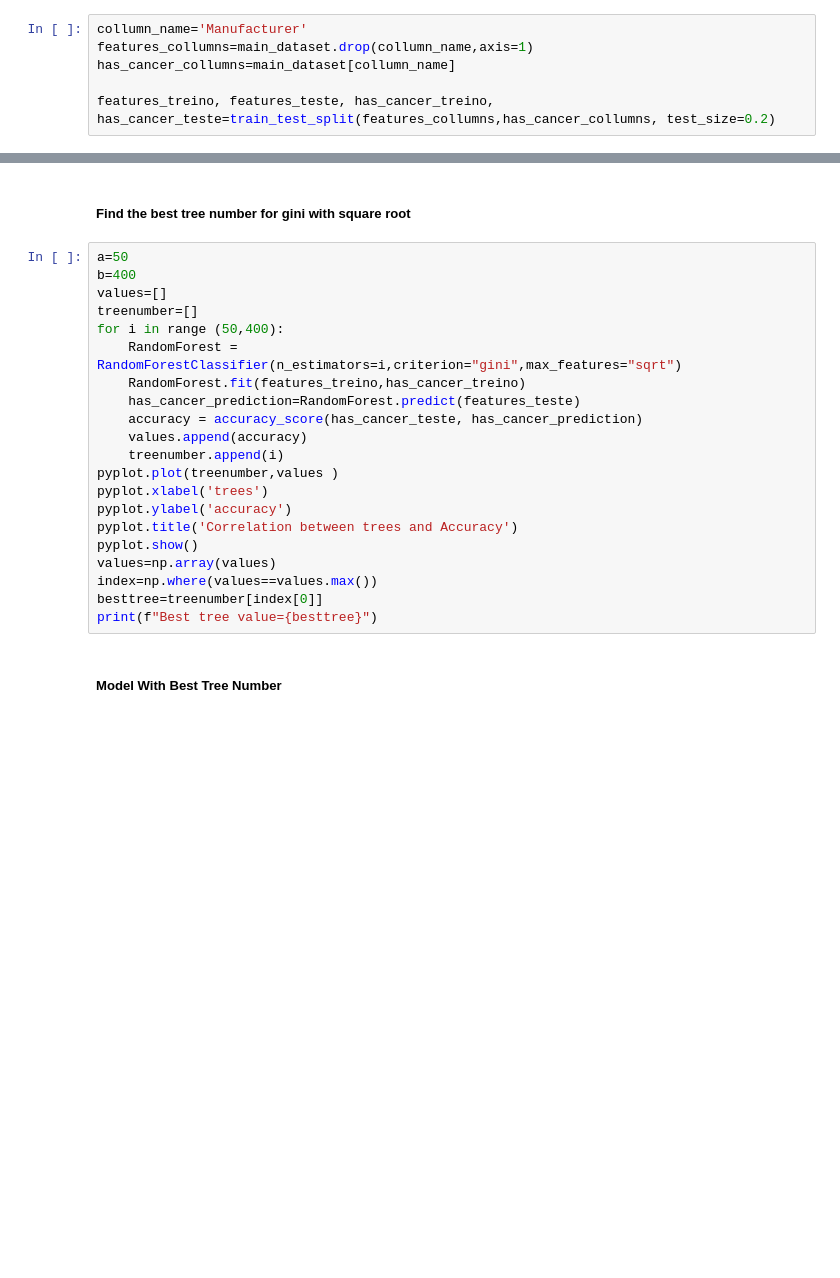
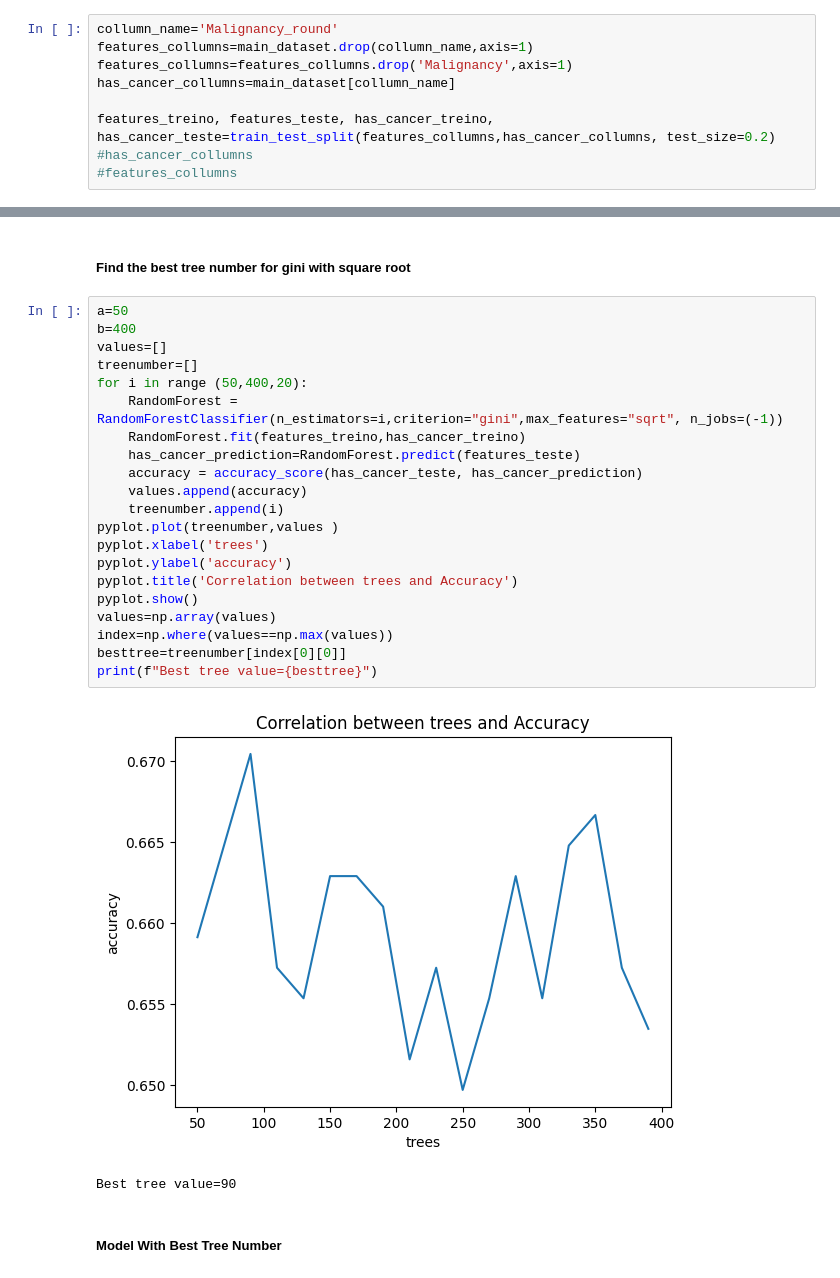
Before and after one commit to Grupo-2-LabIACD/Project-LabIACD, a Jupyter notebook: RandomForest.ipynb, the cells around one changed output, grey strips where cells are left out. Cells and saved outputs as stored; diff of their text form; blank space fills up the shorter version.

```diff
--- a/RandomForest.ipynb
+++ b/RandomForest.ipynb
@@ -42,8 +46,11 @@ We are firstly going to make the data division based on Pareto´s Law (80% train
 And Later maybe try the division acording to the paper "A scaling law
 for the validation-set training-set size ratio" by Isabelle Guyon
 # %%
-collumn_name='Manufacturer'
+collumn_name='Malignancy_round'
 features_collumns=main_dataset.drop(collumn_name,axis=1)
+features_collumns=features_collumns.drop('Malignancy',axis=1)
 has_cancer_collumns=main_dataset[collumn_name]
 
 features_treino, features_teste, has_cancer_treino, has_cancer_teste=train_test_split(features_collumns,has_cancer_collumns, test_size=0.2)
+#has_cancer_collumns
+#features_collumns
@@ -92,24 +103,27 @@ It is also important to remind that even if some trees overfit it will probably
 # %%
 a=50
 b=400
 values=[]
 treenumber=[]
-for i in range (50,400):
-    RandomForest = RandomForestClassifier(n_estimators=i,criterion="gini",max_features="sqrt")
+for i in range (50,400,20):
+    RandomForest = RandomForestClassifier(n_estimators=i,criterion="gini",max_features="sqrt", n_jobs=(-1))
     RandomForest.fit(features_treino,has_cancer_treino)
     has_cancer_prediction=RandomForest.predict(features_teste)
     accuracy = accuracy_score(has_cancer_teste, has_cancer_prediction)
     values.append(accuracy)
     treenumber.append(i)
 pyplot.plot(treenumber,values )
 pyplot.xlabel('trees')
 pyplot.ylabel('accuracy')
 pyplot.title('Correlation between trees and Accuracy')
 pyplot.show()
 values=np.array(values)
-index=np.where(values==values.max())
-besttree=treenumber[index[0]]
+index=np.where(values==np.max(values))
+besttree=treenumber[index[0][0]]
 print(f"Best tree value={besttree}")
+# %% [output]
+[figure, added]
+Best tree value=90
 # %% [markdown]
 ##### Model With Best Tree Number
 # %%
```
Also changed, not shown: parts of 25 cells of this notebook, 5 other files.
